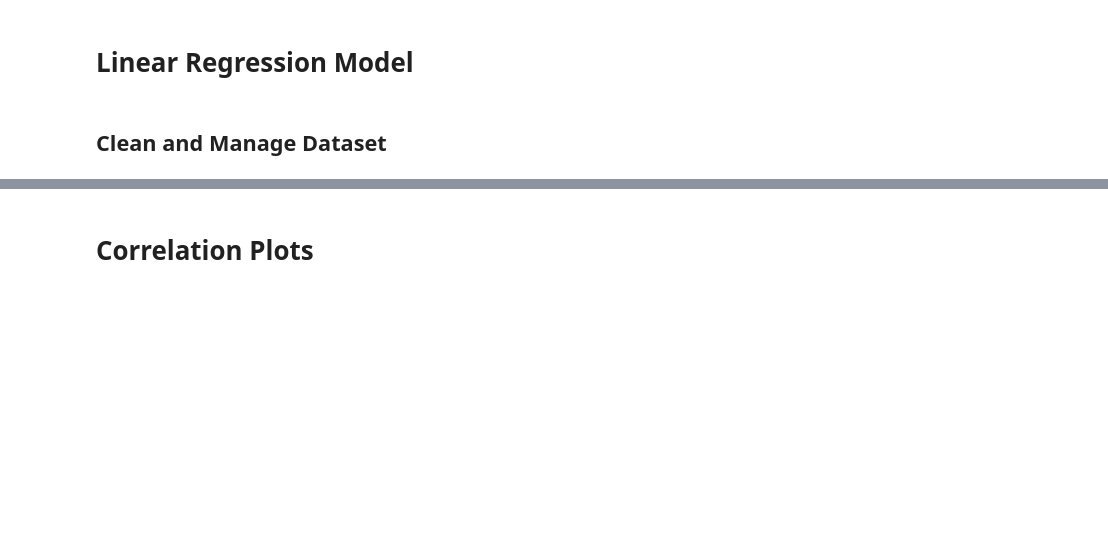
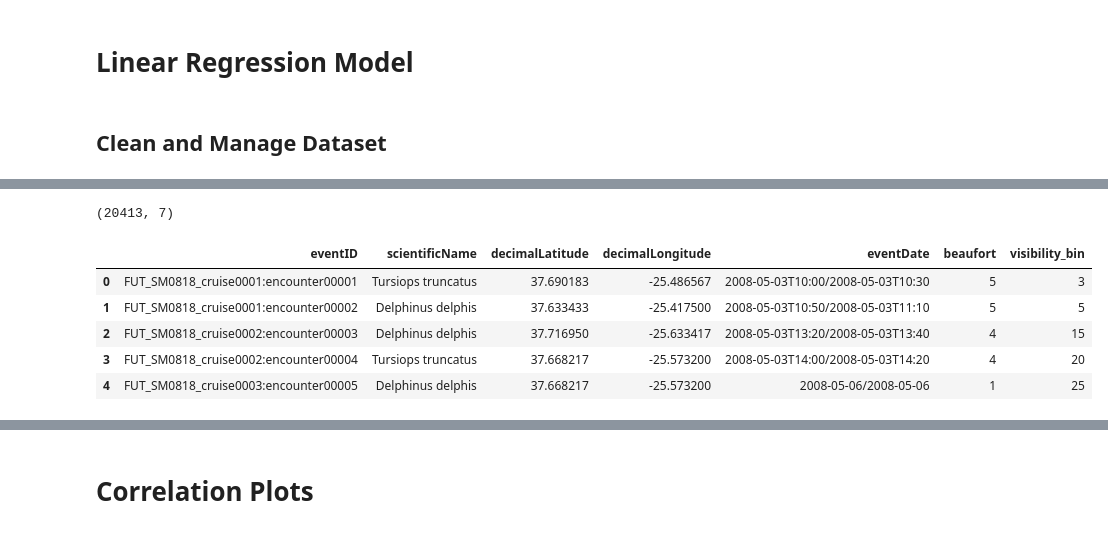
Before and after one commit to minjusun/whaleTracker, a Jupyter notebook: predictionModel/linReg.ipynb, the cells around one changed output, grey strips where cells are left out. Saved outputs shown, nothing was run; the diff lists cells and outputs as text; code cells hidden in the pictures; blank space fills up the shorter version.

```diff
--- a/predictionModel/linReg.ipynb
+++ b/predictionModel/linReg.ipynb
@@ -69,0 +45,34 @@ Name: verbatimIdentification, dtype: int64
+# %%
+import pandas as pd
+import numpy as np
+from pathlib import Path
+
+DATA = Path(r'C:\Users\minju\Desktop\CSProjects\whaleTracker\predictionModel\dwca-futurismo-data')
+
+occ = pd.read_csv(DATA / 'occurrence.txt', sep='\t', low_memory=False)
+evt = pd.read_csv(DATA / 'event.txt',      sep='\t', low_memory=False)
+emof = pd.read_csv(DATA / 'extendedmeasurementorfact.txt', sep='\t', low_memory=False)
+
+# Pivot emof long  wide
+wanted = ['Beaufort wind force', 'visibility']
+emof_wide = (emof[emof['measurementType'].isin(wanted)]
+             .pivot_table(index='id', columns='measurementType',
+                          values='measurementValue', aggfunc='first')
+             .reset_index()
+             .rename(columns={'id': 'eventID',
+                              'Beaufort wind force': 'beaufort',
+                              'visibility': 'visibility_bin'}))
+
+df = (occ[['eventID', 'scientificName']]
+      .merge(evt[['eventID', 'decimalLatitude', 'decimalLongitude', 'eventDate']], on='eventID', how='left')
+      .merge(emof_wide, on='eventID', how='left'))
+print(df.shape)
+df.head()
+# %% [output]
+(20413, 7)
+|  | eventID | scientificName | decimalLatitude | decimalLongitude | eventDate | beaufort | visibility_bin |
+| 0 | FUT_SM0818_cruise0001:encounter00001 | Tursiops truncatus | 37.690183 | -25.486567 | 2008-05-03T10:00/2008-05-03T10:30 | 5 | 3 |
+| 1 | FUT_SM0818_cruise0001:encounter00002 | Delphinus delphis | 37.633433 | -25.417500 | 2008-05-03T10:50/2008-05-03T11:10 | 5 | 5 |
+| 2 | FUT_SM0818_cruise0002:encounter00003 | Delphinus delphis | 37.716950 | -25.633417 | 2008-05-03T13:20/2008-05-03T13:40 | 4 | 15 |
+| 3 | FUT_SM0818_cruise0002:encounter00004 | Tursiops truncatus | 37.668217 | -25.573200 | 2008-05-03T14:00/2008-05-03T14:20 | 4 | 20 |
+| 4 | FUT_SM0818_cruise0003:encounter00005 | Delphinus delphis | 37.668217 | -25.573200 | 2008-05-06/2008-05-06 | 1 | 25 |
```
Also changed, not shown: parts of 17 cells of this notebook.
